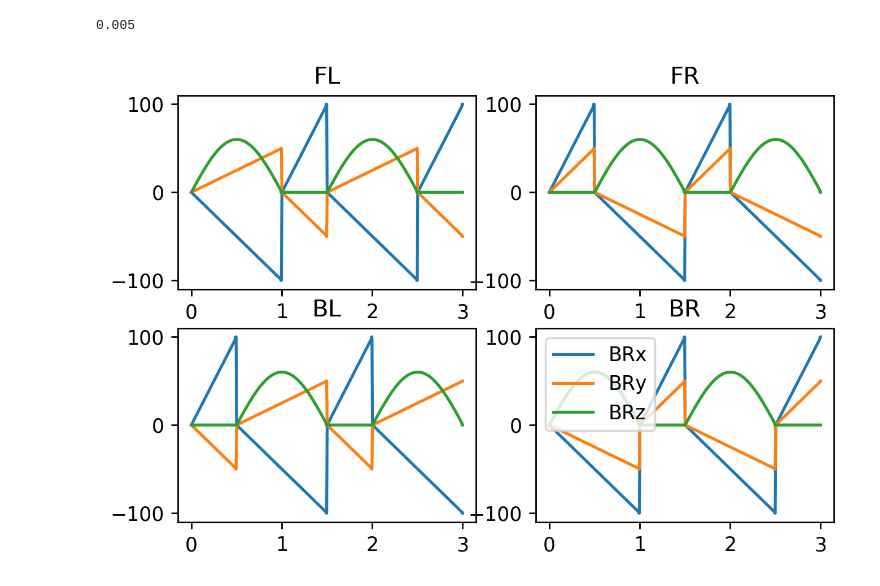
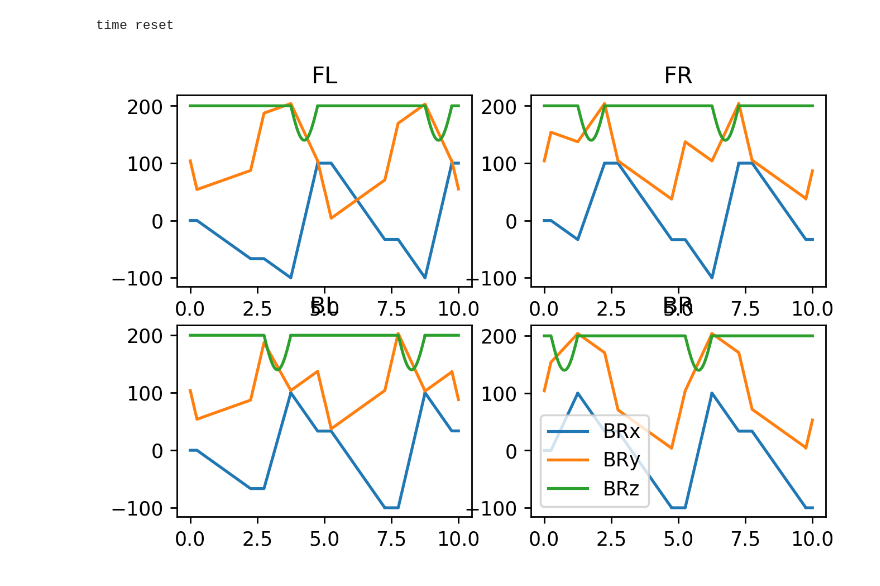
Before and after one commit to NDHANA94/hyperdog_ros2, a Jupyter notebook: hyperdog_ctrl/cmd_manager/test.ipynb, the cells around one changed output. Saved outputs shown, nothing was run; the diff lists cells and outputs as text; code cells hidden in the pictures.

```diff
--- a/hyperdog_ctrl/cmd_manager/test.ipynb
+++ b/hyperdog_ctrl/cmd_manager/test.ipynb
@@ -375,20 +553,23 @@ body = Body()
 cmd = Cmds()
 
 
-cmd.gait.cycle_time = 1.5
-cmd.gait.swing_time  = 0.5
+cmd.gait.cycle_time = 4
+cmd.gait.swing_time  = 1
+
 cmd.body.height = 200
 
 cmd.mode.start = True
 cmd.mode.walk = True
+cmd.mode.side_walk_mode = 0
 
 cmd.gait.step_len[0] = 200
 cmd.gait.step_len[1] = 100
-cmd.gait.stance_step_h = 60
+cmd.gait.stance_step_h = 0
+cmd.gait.swing_step_h = 60
 
 cmd.leg.foot_zero_pnt[:,0] = 0
 cmd.leg.foot_zero_pnt[:,1] = leg.physical._L1
-cmd.leg.foot_zero_pnt[:,2] = 0
+cmd.leg.foot_zero_pnt[:,2] = cmd.body.height
 
 leg.FR.pose.cur_coord[0] = 0
 leg.FR.pose.cur_coord[1] = 104
@@ -406,11 +587,11 @@ leg.BL.pose.cur_coord[0] = 0
 leg.BL.pose.cur_coord[1] = 104
 leg.BL.pose.cur_coord[2] = cmd.body.height
 # %%
-g = GaitPlanner(cmd, leg)
+g = GaitPlanner(cmd, leg, body)
 g.sample_time
+g.t_zmp_wavegait = 0.5
-# %% [output]
-0.005
-# %%
-g.trot_gait_debug(3)
-# %% [output]
-[figure, removed]
+# %%
+g.plot_wave_gait(10)
+# %% [output]
+time reset
+[figure, added]
```
Also changed, not shown: parts of 6 cells of this notebook, 7 other files.
